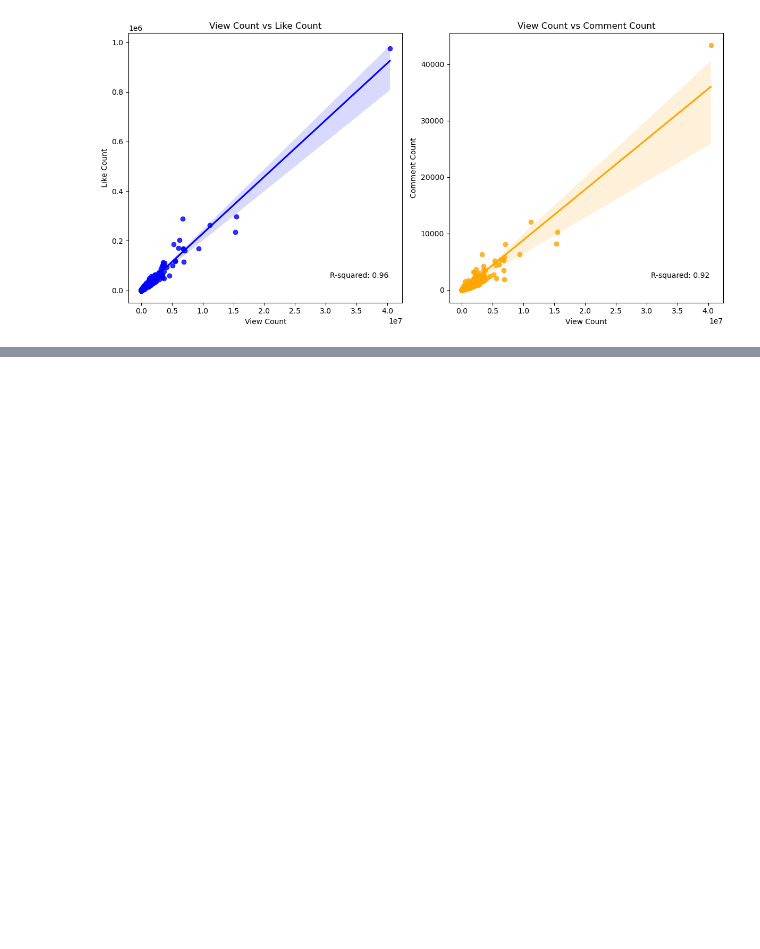
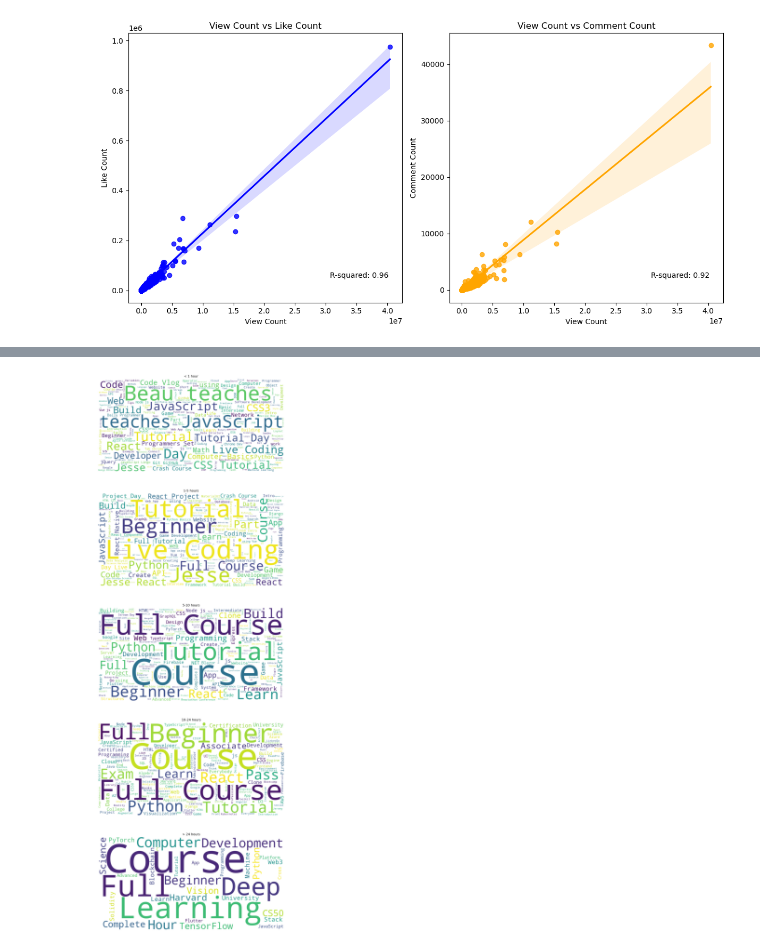
Before and after one commit to rafpang/aws-youtube-pipeline, a Jupyter notebook: analytics.ipynb, the cells around one changed output, grey strips where cells are left out. Cells and saved outputs as stored; diff of their text form; code cells hidden in the pictures; blank space fills up the shorter version.

```diff
--- a/analytics.ipynb
+++ b/analytics.ipynb
@@ -176,0 +234,29 @@ plt.show()
+# %%
+category_groups = fcc_df.groupby('category')
+
+# Create subplots for each category's word cloud
+fig, axes = plt.subplots(nrows=len(category_groups),
+                         ncols=1, figsize=(10, 6*len(category_groups)))
+
+# Generate word clouds and plot them in subplots
+for i, (category, group) in enumerate(category_groups):
+    # Combine all text in the category into a single string
+    text = ' '.join(group['title'])
+
+    # Generate word cloud
+    wordcloud = WordCloud(width=800, height=400,
+                          background_color='white').generate(text)
+
+    # Plot word cloud in subplot
+    ax = axes[i]
+    ax.imshow(wordcloud, interpolation='bilinear')
+    ax.set_title(category)
+    ax.axis('off')
+
+# Adjust subplot spacing
+plt.tight_layout()
+
+# Display the subplots
+plt.show()
+# %% [output]
+[figure, added]
```
Also changed, not shown: parts of 6 cells of this notebook.
